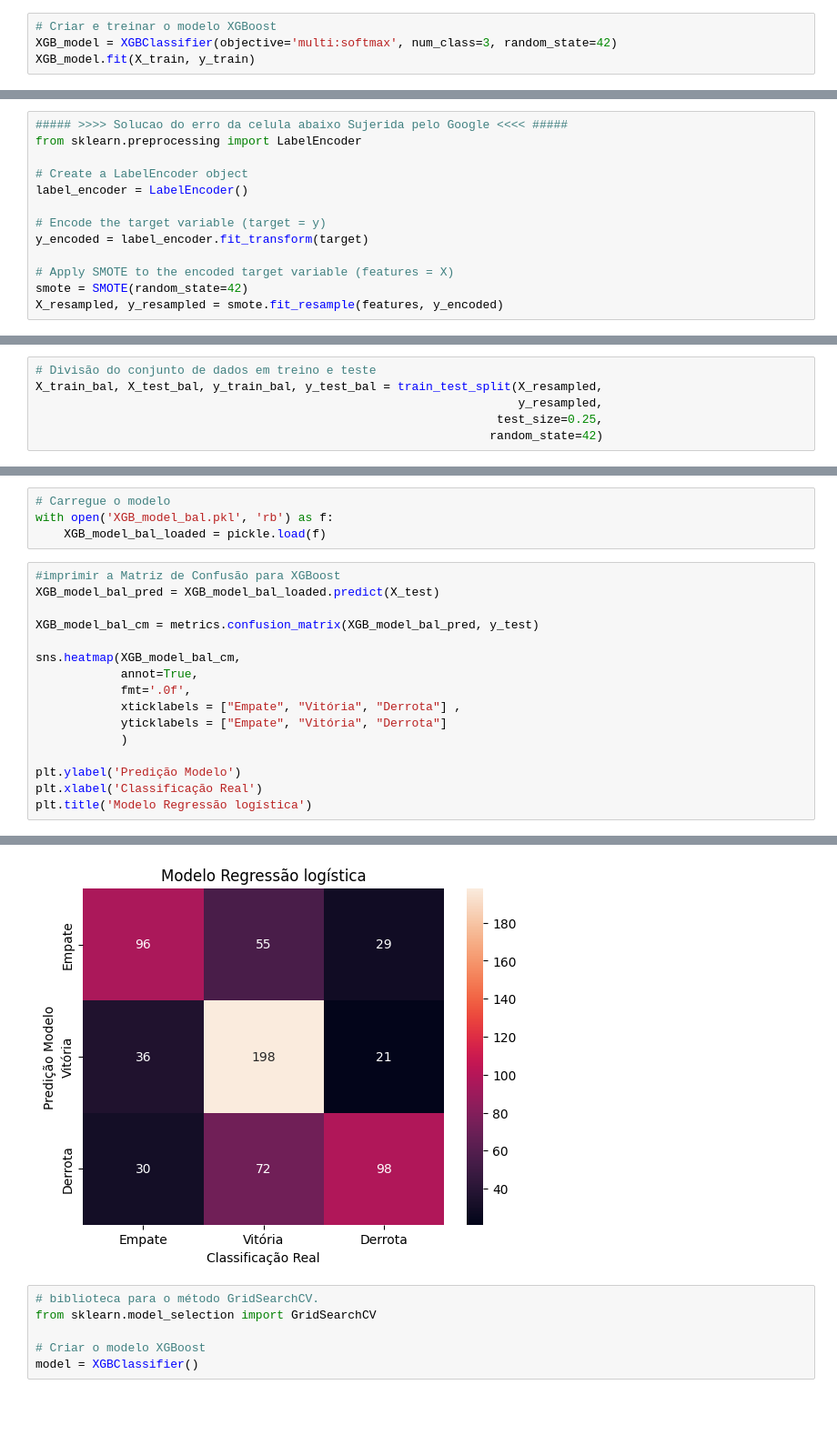
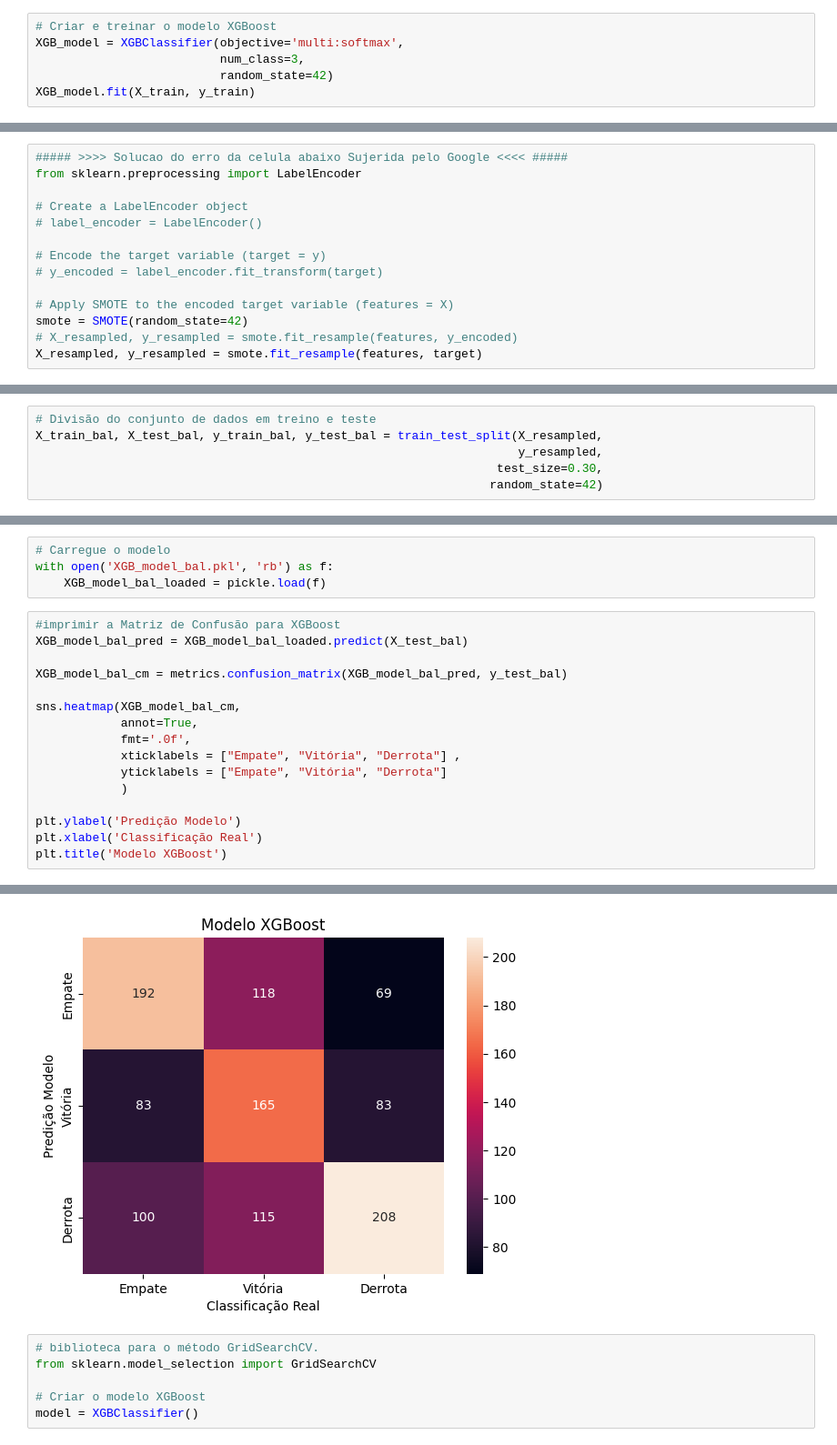
Before and after one commit to paulopetrillo/PROJETO_IFMA_SOFTEX, a Jupyter notebook: XGBoost.ipynb, the cells around one changed output, grey strips where cells are left out. Shown at 91% size. Saved outputs shown, nothing was run; the diff lists cells and outputs as text; blank space fills up the shorter version.

```diff
--- a/XGBoost.ipynb
+++ b/XGBoost.ipynb
@@ -108,7 +109,9 @@ from sklearn.metrics import classification_report
 from sklearn.metrics import confusion_matrix
 # %%
 # Criar e treinar o modelo XGBoost
-XGB_model = XGBClassifier(objective='multi:softmax', num_class=3, random_state=42)
+XGB_model = XGBClassifier(objective='multi:softmax',
+                          num_class=3,
+                          random_state=42)
 XGB_model.fit(X_train, y_train)
 # %% [output]
 XGBClassifier(base_score=None, booster=None, callbacks=None,
@@ -204,11 +216,12 @@ from imblearn.over_sampling import SMOTE
 from sklearn.preprocessing import LabelEncoder
 
 # Create a LabelEncoder object
-label_encoder = LabelEncoder()
+# label_encoder = LabelEncoder()
 
 # Encode the target variable (target = y)
-y_encoded = label_encoder.fit_transform(target)
+# y_encoded = label_encoder.fit_transform(target)
 
 # Apply SMOTE to the encoded target variable (features = X)
 smote = SMOTE(random_state=42)
-X_resampled, y_resampled = smote.fit_resample(features, y_encoded)
+# X_resampled, y_resampled = smote.fit_resample(features, y_encoded)
+X_resampled, y_resampled = smote.fit_resample(features, target)
@@ -226,7 +251,7 @@ dtype: int64
 # Divisão do conjunto de dados em treino e teste
 X_train_bal, X_test_bal, y_train_bal, y_test_bal = train_test_split(X_resampled,
                                                                     y_resampled,
-                                                                 test_size=0.25,
+                                                                 test_size=0.30,
                                                                 random_state=42)
 # %%
 # Criar e treinar o modelo XGBoost
@@ -251,9 +276,9 @@ with open('XGB_model_bal.pkl', 'rb') as f:
     XGB_model_bal_loaded = pickle.load(f)
 # %%
 #imprimir a Matriz de Confusão para XGBoost
-XGB_model_bal_pred = XGB_model_bal_loaded.predict(X_test)
+XGB_model_bal_pred = XGB_model_bal_loaded.predict(X_test_bal)
 
-XGB_model_bal_cm = metrics.confusion_matrix(XGB_model_bal_pred, y_test)
+XGB_model_bal_cm = metrics.confusion_matrix(XGB_model_bal_pred, y_test_bal)
 
 sns.heatmap(XGB_model_bal_cm,
             annot=True,
@@ -264,5 +289,5 @@ sns.heatmap(XGB_model_bal_cm,
 
 plt.ylabel('Predição Modelo')
 plt.xlabel('Classificação Real')
-plt.title('Modelo Regressão logística')
+plt.title('Modelo XGBoost')
 # %% [output]
@@ -270,4 +295,4 @@ Text(0.5, 1.0, 'Modelo Regressão logística')
-[figure, old version]
+[figure, new version]
 # %%
 # biblioteca para o método GridSearchCV.
 from sklearn.model_selection import GridSearchCV
```
Also changed, not shown: parts of 14 cells of this notebook.
